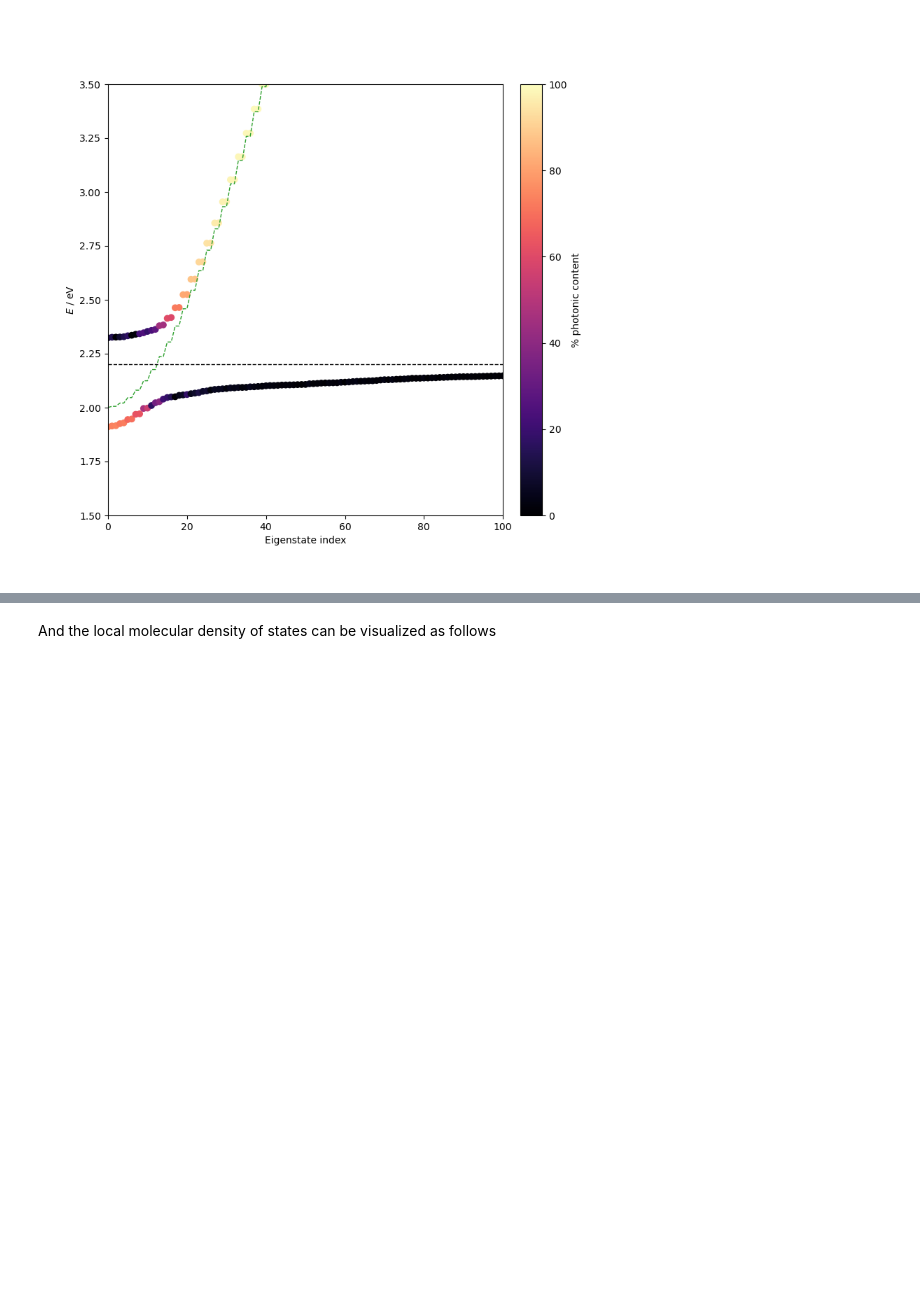
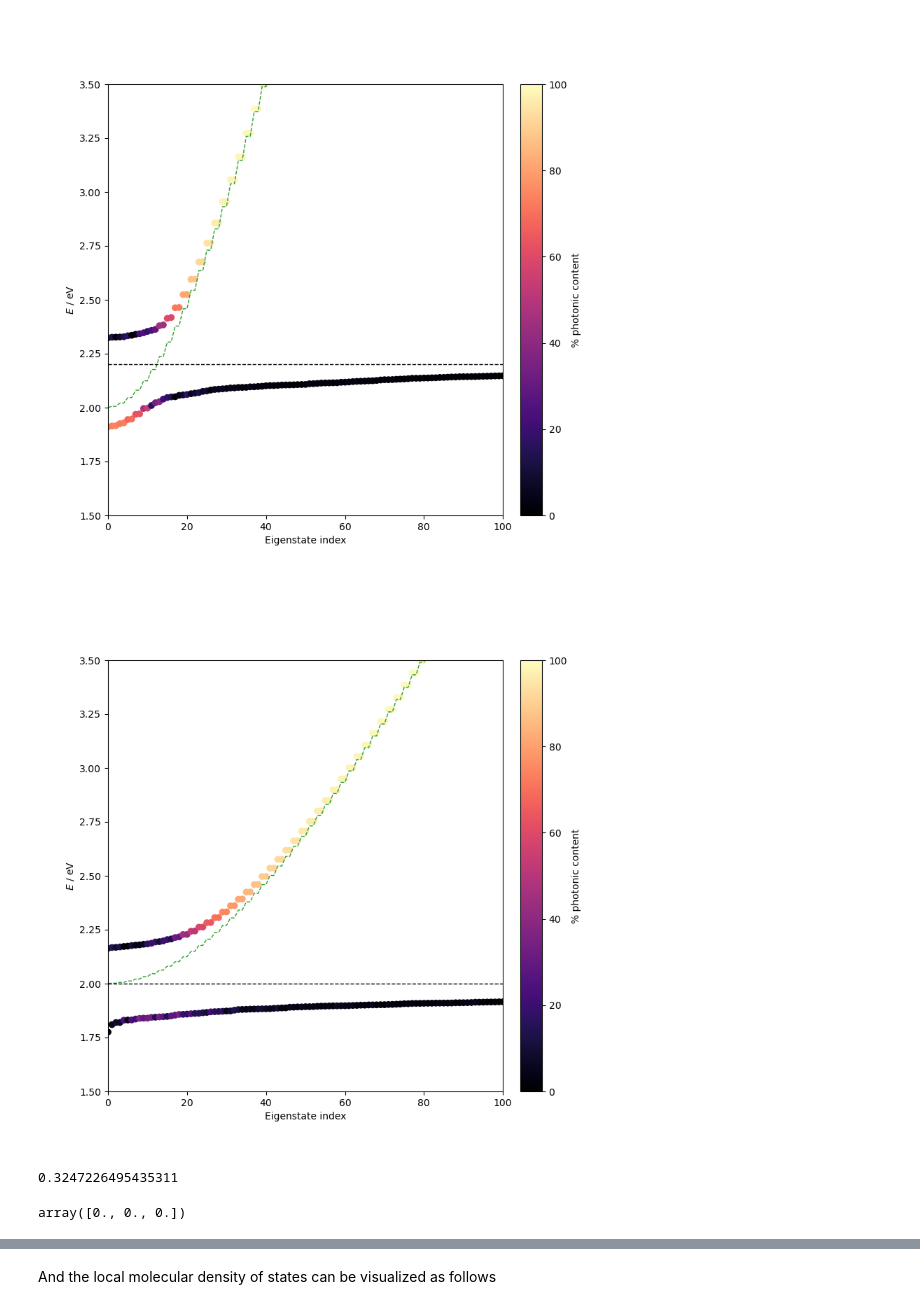
Before and after one commit to brianz98/eigenstate-thermolization, a Jupyter notebook: eigenstate-thermolization.ipynb, the cells around one changed output, grey strips where cells are left out. Saved outputs shown, nothing was run; the diff lists cells and outputs as text; code cells hidden in the pictures; blank space fills up the shorter version.

```diff
--- a/eigenstate-thermolization.ipynb
+++ b/eigenstate-thermolization.ipynb
@@ -270,3 +304,22 @@ qw.diag_hamil()
 qw.plot_eigenstates([0,100], [1.5,3.5])
 # %% [output]
 [figure]
+# %%
+qw = QuantumWire(num_mol=1001, omega_r=0.3, a=10e-9, Ly=400e-9, Lz=200e-9, eps=3, em_mean=2.0, em_sigma=0.2, mu_sigma=0.05, f=0.1)
+qw.generate_hamil()
+qw.diag_hamil()
+qw.plot_eigenstates([0,100], [1.5,3.5])
+# %% [output]
+[figure, added]
+# %%
+pi = 0.0
+for psi in range(len(qw.eigvals)):
+    for n in range(qw.num_mol+qw.n-25,qw.num_mol+qw.n+25):
+        pi += (np.conjugate(qw.eigvecs[n,psi])*qw.eigvecs[n,psi])**2
+
+pi /= 50
+pi = pi.real
+
+print(pi)
+# %% [output]
+0.3247226495435311
@@ -272,0 +328,4 @@ qw.plot_eigenstates([0,100], [1.5,3.5])
+# %%
+np.average(a,axis=0)
+# %% [output]
+array([0., 0., 0.])
```
Also changed, not shown: parts of 5 cells of this notebook, 2 other files.
